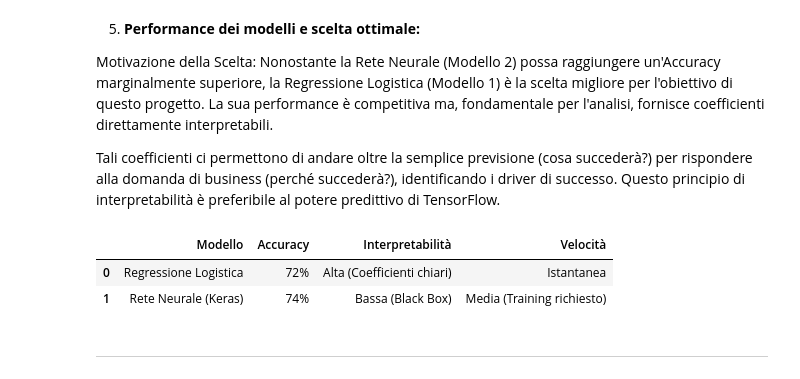
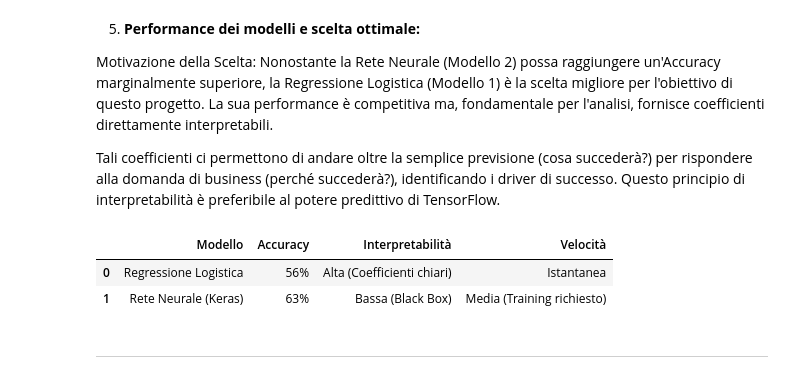
Before and after one commit to chiaracasali3101/Laboratorio_big_data, a Jupyter notebook: progetto.ipynb, the cells around one changed output. Drawn from its saved outputs; the diff is of its cells as text; code cells hidden in the pictures.

```diff
--- a/progetto.ipynb
+++ b/progetto.ipynb
@@ -479,17 +479,17 @@ Tali coefficienti ci permettono di andare oltre la semplice previsione (cosa suc
 # %%
 confronto_dati = {
     'Modello': ['Regressione Logistica', 'Rete Neurale (Keras)'],
-    'Accuracy': ['72%', '74%'], # Sostituisci con i tuoi valori reali
+    'Accuracy': ['56%', '63%'], #dati presi da regressione loogistica e rete neurale
     'Interpretabilità': ['Alta (Coefficienti chiari)', 'Bassa (Black Box)'],
     'Velocità': ['Istantanea', 'Media (Training richiesto)']
 }
 
 df_confronto = pd.DataFrame(confronto_dati)
 display(df_confronto)
 # %% [output]
 |  | Modello | Accuracy | Interpretabilità | Velocità |
-| 0 | Regressione Logistica | 72% | Alta (Coefficienti chiari) | Istantanea |
-| 1 | Rete Neurale (Keras) | 74% | Bassa (Black Box) | Media (Training richiesto) |
+| 0 | Regressione Logistica | 56% | Alta (Coefficienti chiari) | Istantanea |
+| 1 | Rete Neurale (Keras) | 63% | Bassa (Black Box) | Media (Training richiesto) |
 # %% [markdown]
 ---
 # %% [markdown]
```
Also changed, not shown: parts of 8 cells of this notebook, 1 other file.
